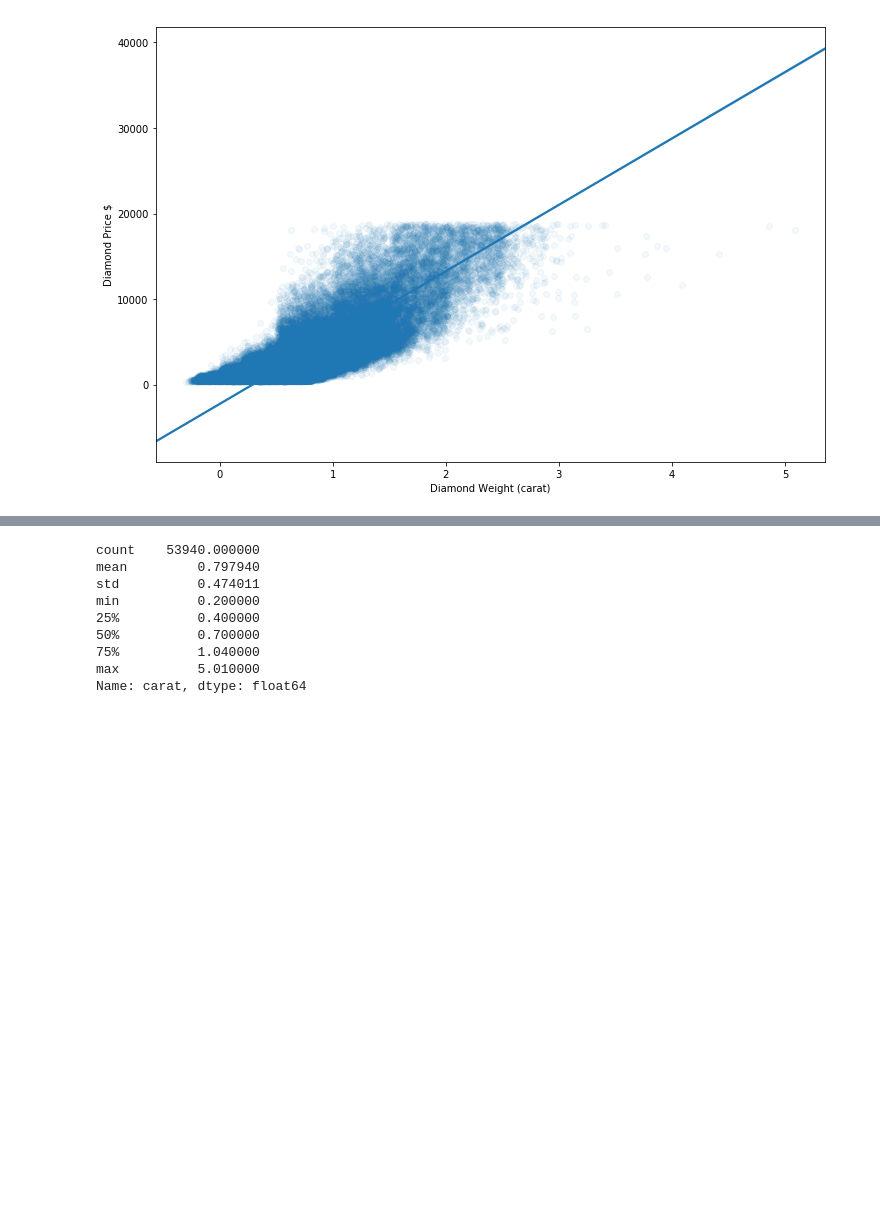
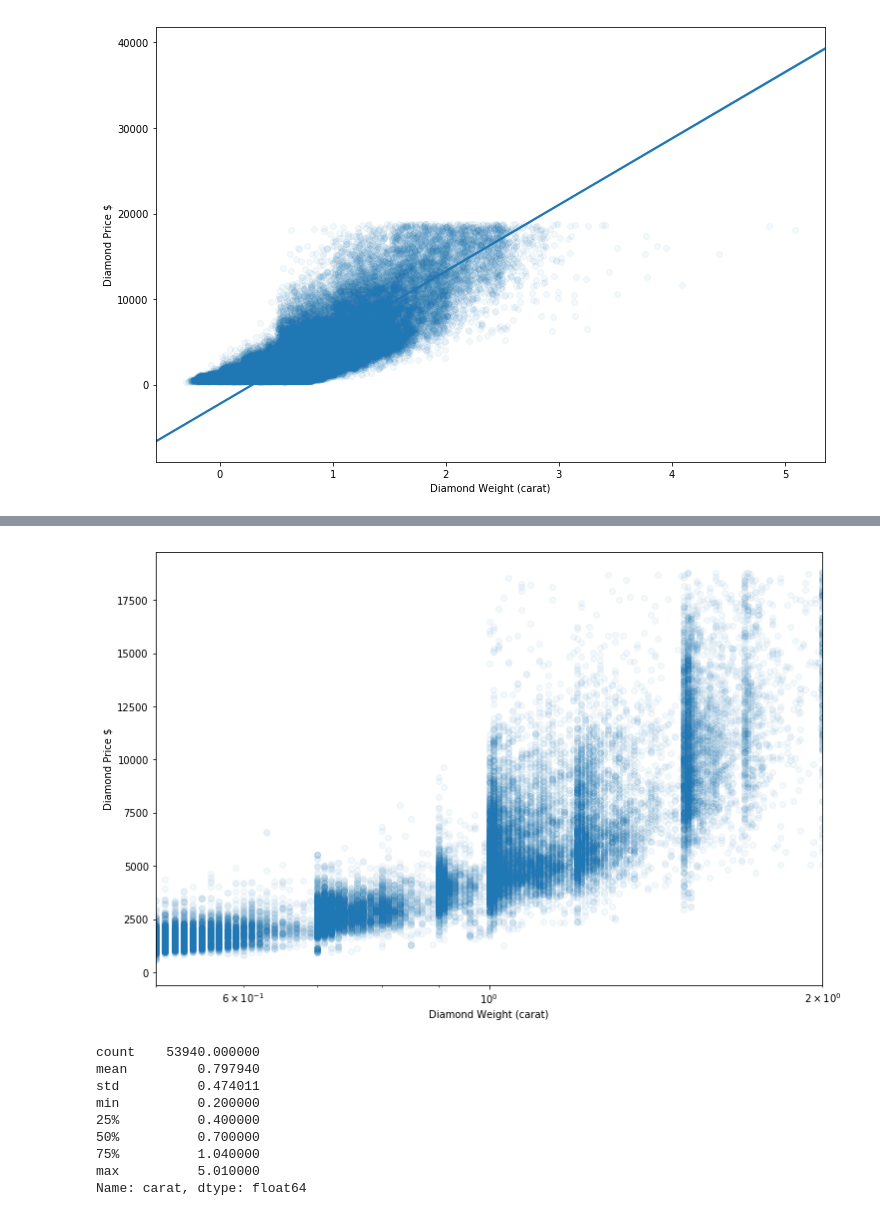
Before and after one commit to iRaied/Diamond-Pricing, a Jupyter notebook: Diamond_Project.ipynb, the cells around one changed output, grey strips where cells are left out. Drawn from its saved outputs; the diff is of its cells as text; code cells hidden in the pictures; blank space fills up the shorter version.

```diff
--- a/Diamond_Project.ipynb
+++ b/Diamond_Project.ipynb
@@ -249,3 +248,13 @@ plt.ylabel('Diamond Price $');
+# %%
+plt.figure(figsize = (12, 8))
+plt.scatter(data = diamonds, x = 'carat', y = 'price',
+            alpha = 1/20);
+plt.xscale('log');
+plt.xlabel('Diamond Weight (carat)')
+plt.ylabel('Diamond Price $');
+plt.xlim(2 ** -1, 2 ** 1);
+# %% [output]
+[figure, added]
 # %%
 diamonds['carat'].describe()
 # %% [output]
```
Also changed, not shown: parts of 1 cell of this notebook.
